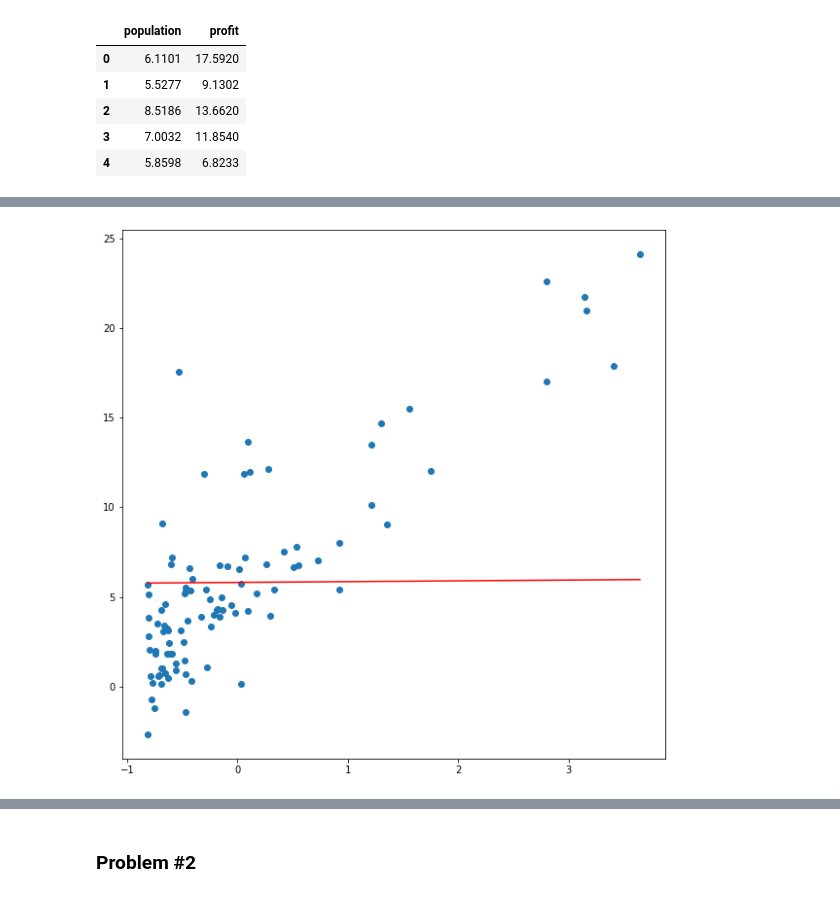
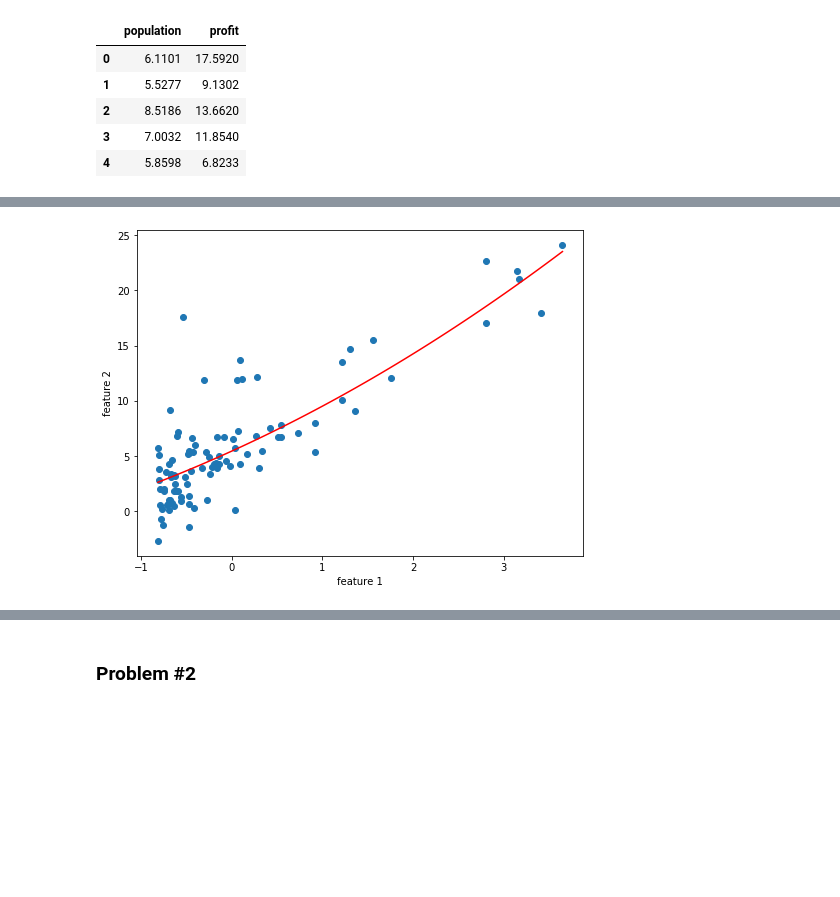
Before and after one commit to diogomatoschaves/ml-coursera-python, a Jupyter notebook: ml_coursera/week_1/week_1.ipynb, the cells around one changed output, grey strips where cells are left out. Cells and saved outputs as stored; diff of their text form; code cells hidden in the pictures; blank space fills up the shorter version.

```diff
--- a/ml_coursera/week_1/week_1.ipynb
+++ b/ml_coursera/week_1/week_1.ipynb
@@ -46,14 +56,7 @@ reg.fit(x, y)
-# %%
-fig = plt.figure(figsize=(10, 10))
-plt.scatter(data=df, x="population", y="profit")
-x_lin = np.linspace(df['population'].min(), df['population'].max(), 2)
-y_lin = reg.predict(np.reshape(x_lin, (-1, 1)))
-
-plt.plot(x_lin, y_lin, color="r")
-
-plt.show()
-# %% [output]
-[figure, removed]
+# %%
+plot_regression_line(reg.coefficients, x, y)
+# %% [output]
+[figure, added]
 # %%
 reg.score(x, y)
 # %% [output]
```
Also changed, not shown: parts of 13 cells of this notebook, 9 other files.
